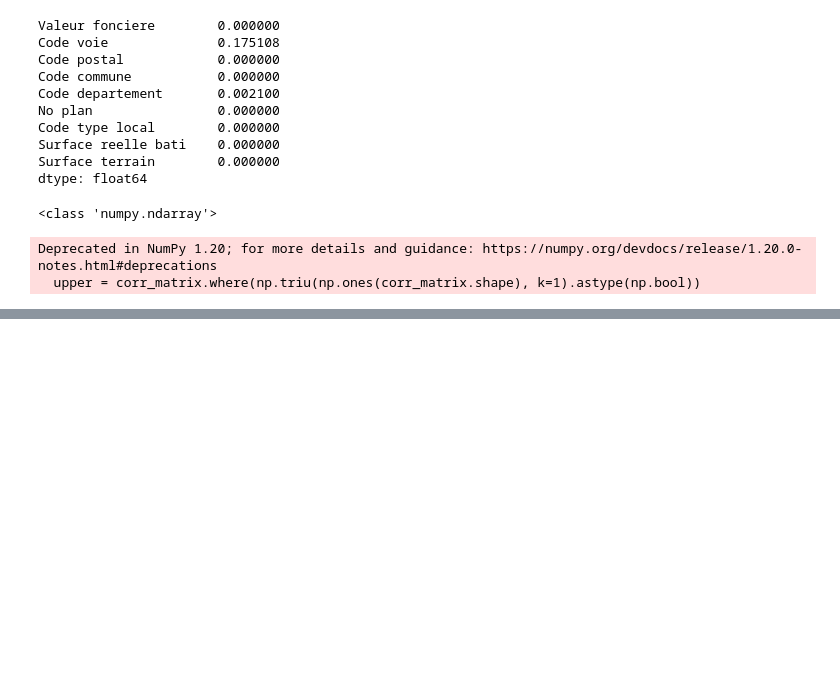
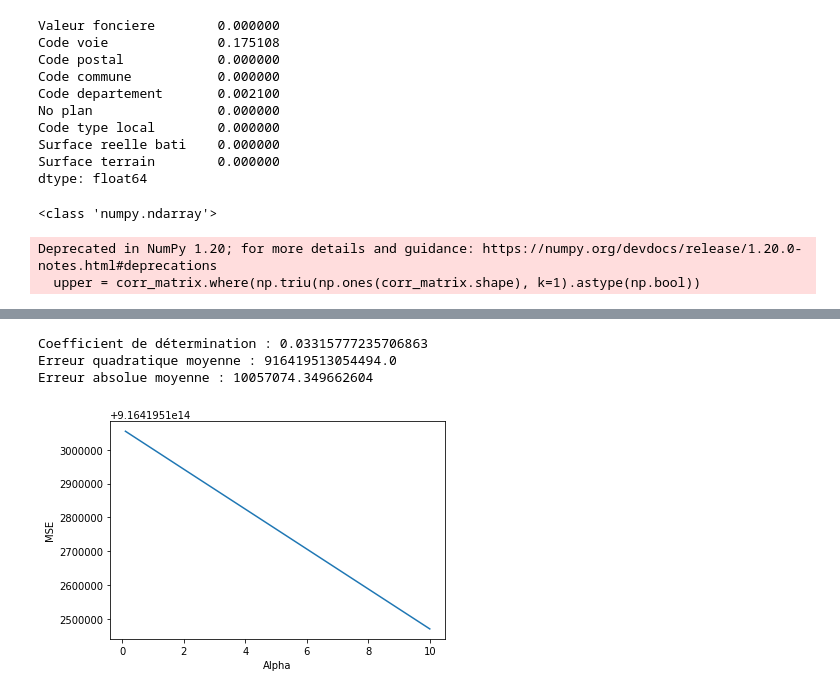
Before and after one commit to nkhenissi/pyhton-for-the-data-scientist, a Jupyter notebook: prediction_regression.ipynb, the cells around one changed output, grey strips where cells are left out. Cells and saved outputs as stored; diff of their text form; code cells hidden in the pictures; blank space fills up the shorter version.

```diff
--- a/prediction_regression.ipynb
+++ b/prediction_regression.ipynb
@@ -208,0 +223,36 @@ Mean Squared Error: 932767736390547.75
+# %%
+#evaluation des performance de la regression lasso
+# Importez les librairies nécessaires
+from sklearn.metrics import mean_squared_error, mean_absolute_error, r2_score
+import matplotlib.pyplot as plt
+
+
+# Évaluez la performance du modèle en utilisant R²
+r2 = r2_score(y_test, y_pred)
+print("Coefficient de détermination :", r2)
+
+# Évaluez la performance du modèle en utilisant MSE
+mse = mean_squared_error(y_test, y_pred)
+print("Erreur quadratique moyenne :", mse)
+
+# Évaluez la performance du modèle en utilisant MAE
+mae = mean_absolute_error(y_test, y_pred)
+print("Erreur absolue moyenne :", mae)
+
+# Tracer la courbe de performance en fonction du paramètre de régularisation alpha
+alphas = [0.1, 0.5, 1, 2, 5, 10]
+scores = []
+for alpha in alphas:
+    model = Lasso(alpha=alpha)
+    model.fit(X_train, y_train)
+    y_pred = model.predict(X_test)
+    scores.append(mean_squared_error(y_test, y_pred))
+plt.plot(alphas, scores)
+plt.xlabel("Alpha")
+plt.ylabel("MSE")
+plt.show()
+# %% [output]
+Coefficient de détermination : 0.03315777235706863
+Erreur quadratique moyenne : 916419513054494.0
+Erreur absolue moyenne : 10057074.349662604
+[figure, added]
```
Also changed, not shown: parts of 2 cells of this notebook.
